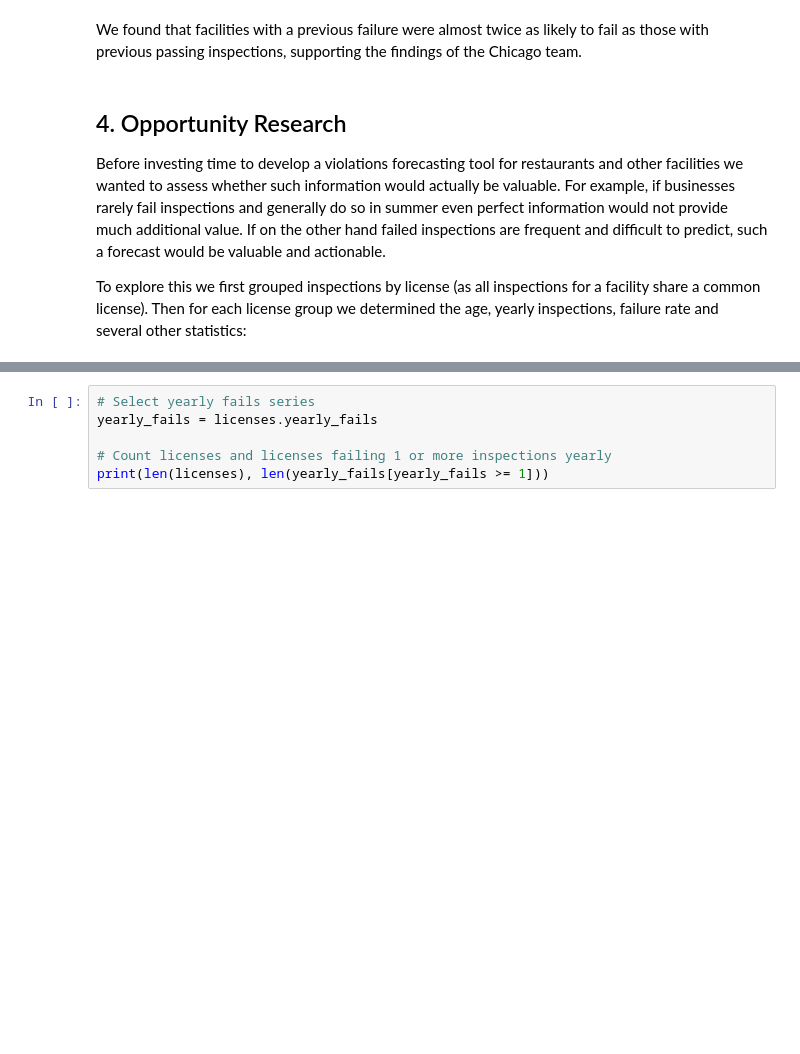
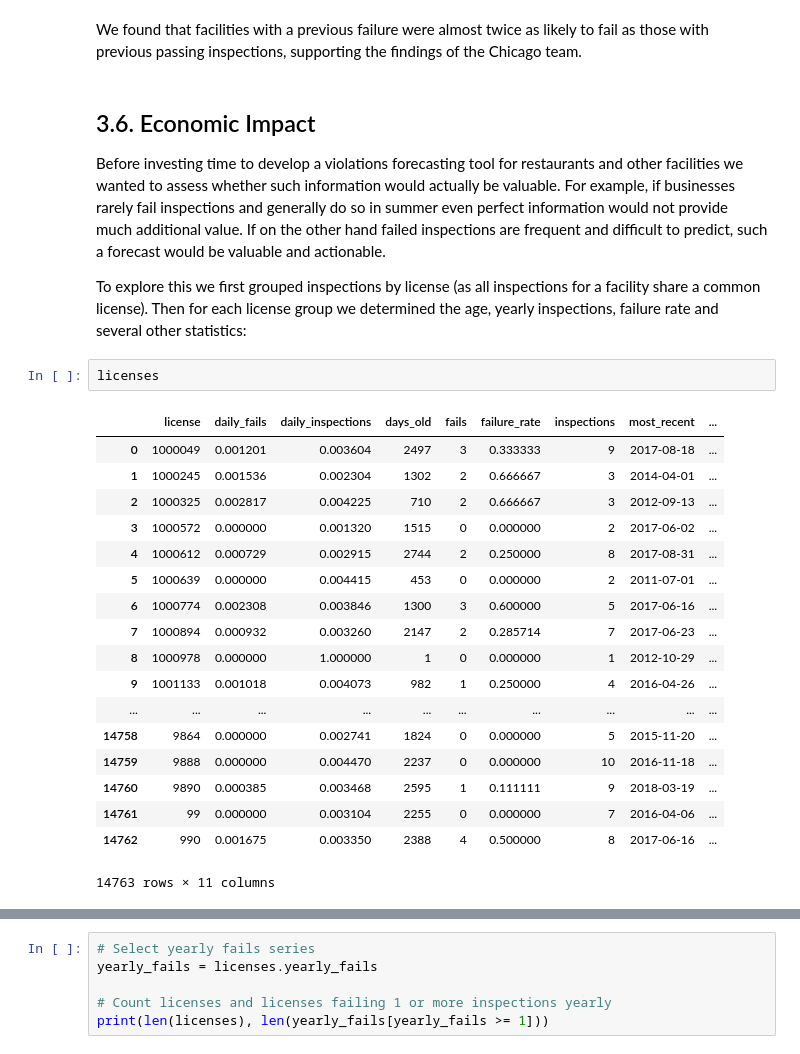
Before and after one commit to Sustainabilist/ChicagoDataAnalysis, a Jupyter notebook: REPORTS/publication_1_draft_1.ipynb, the cells around one changed output, grey strips where cells are left out. Drawn from its saved outputs; the diff is of its cells as text; blank space fills up the shorter version.

```diff
--- a/REPORTS/publication_1_draft_1.ipynb
+++ b/REPORTS/publication_1_draft_1.ipynb
@@ -319,10 +319,31 @@ pd.crosstab(inspections.previous_results, inspections.results)
 # %% [markdown]
 We found that facilities with a previous failure were almost twice as likely to fail as those with previous passing inspections, supporting the findings of the Chicago team.
 # %% [markdown]
-## 4. Opportunity Research
+## 3.6. Economic Impact
 Before investing time to develop a violations forecasting tool for restaurants and other facilities we wanted to assess whether such information would actually be valuable. For example, if businesses rarely fail inspections and generally do so in summer even perfect information would not provide much additional value. If on the other hand failed inspections are frequent and difficult to predict, such a forecast would be valuable and actionable.
 
 To explore this we first grouped inspections by license (as all inspections for a facility share a common license). Then for each license group we determined the age, yearly inspections, failure rate and several other statistics:
+# %%
+licenses
+# %% [output]
+|  | license | daily_fails | daily_inspections | days_old | fails | failure_rate | inspections | most_recent | ... |
+| 0 | 1000049 | 0.001201 | 0.003604 | 2497 | 3 | 0.333333 | 9 | 2017-08-18 | ... |
+| 1 | 1000245 | 0.001536 | 0.002304 | 1302 | 2 | 0.666667 | 3 | 2014-04-01 | ... |
+| 2 | 1000325 | 0.002817 | 0.004225 | 710 | 2 | 0.666667 | 3 | 2012-09-13 | ... |
+| 3 | 1000572 | 0.000000 | 0.001320 | 1515 | 0 | 0.000000 | 2 | 2017-06-02 | ... |
+| 4 | 1000612 | 0.000729 | 0.002915 | 2744 | 2 | 0.250000 | 8 | 2017-08-31 | ... |
+| 5 | 1000639 | 0.000000 | 0.004415 | 453 | 0 | 0.000000 | 2 | 2011-07-01 | ... |
+| 6 | 1000774 | 0.002308 | 0.003846 | 1300 | 3 | 0.600000 | 5 | 2017-06-16 | ... |
+| 7 | 1000894 | 0.000932 | 0.003260 | 2147 | 2 | 0.285714 | 7 | 2017-06-23 | ... |
+| 8 | 1000978 | 0.000000 | 1.000000 | 1 | 0 | 0.000000 | 1 | 2012-10-29 | ... |
+| 9 | 1001133 | 0.001018 | 0.004073 | 982 | 1 | 0.250000 | 4 | 2016-04-26 | ... |
+| ... | ... | ... | ... | ... | ... | ... | ... | ... | ... |
+| 14758 | 9864 | 0.000000 | 0.002741 | 1824 | 0 | 0.000000 | 5 | 2015-11-20 | ... |
+| 14759 | 9888 | 0.000000 | 0.004470 | 2237 | 0 | 0.000000 | 10 | 2016-11-18 | ... |
+| 14760 | 9890 | 0.000385 | 0.003468 | 2595 | 1 | 0.111111 | 9 | 2018-03-19 | ... |
+| 14761 | 99 | 0.000000 | 0.003104 | 2255 | 0 | 0.000000 | 7 | 2016-04-06 | ... |
+| 14762 | 990 | 0.001675 | 0.003350 | 2388 | 4 | 0.500000 | 8 | 2017-06-16 | ... |
+14763 rows × 11 columns
 # %%
 # Convert inspection_date to datetime format
 inspections["datetime"] = pd.to_datetime(inspections["inspection_date"])
```
Also changed, not shown: parts of 16 cells of this notebook.
